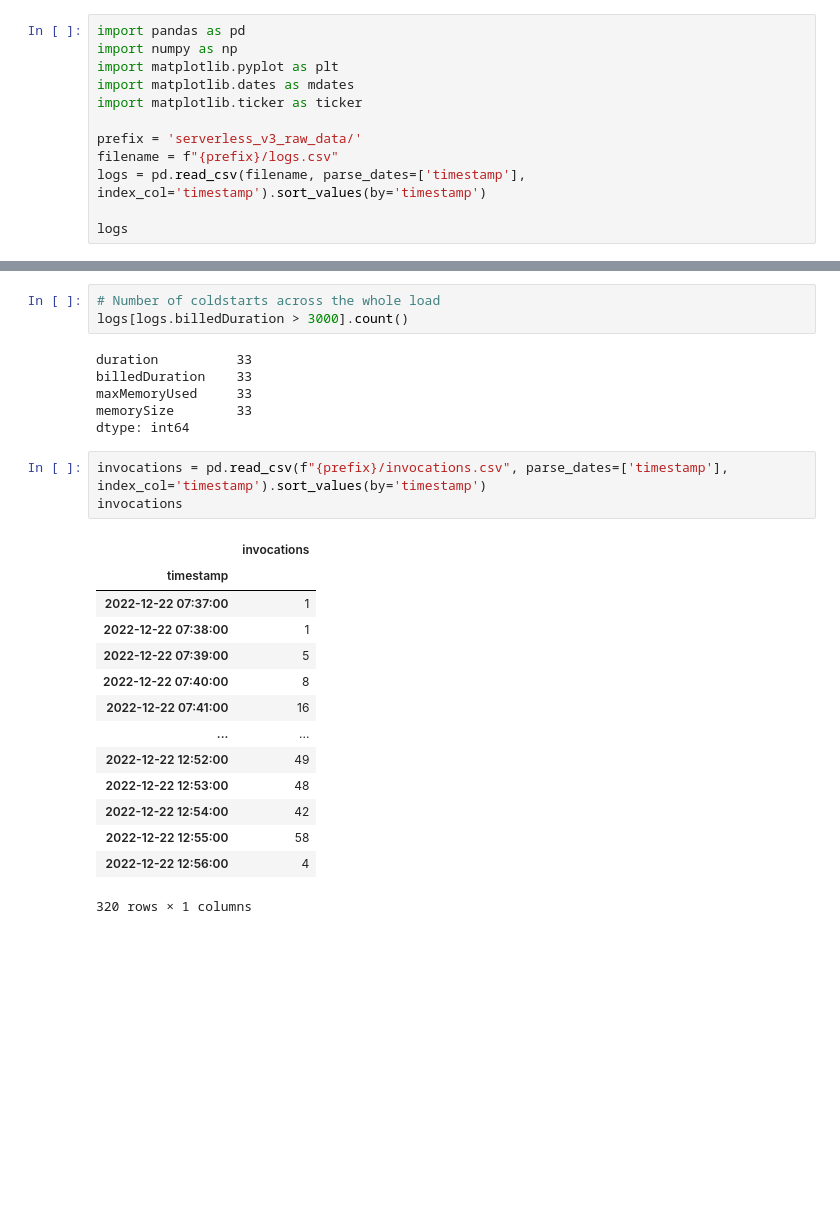
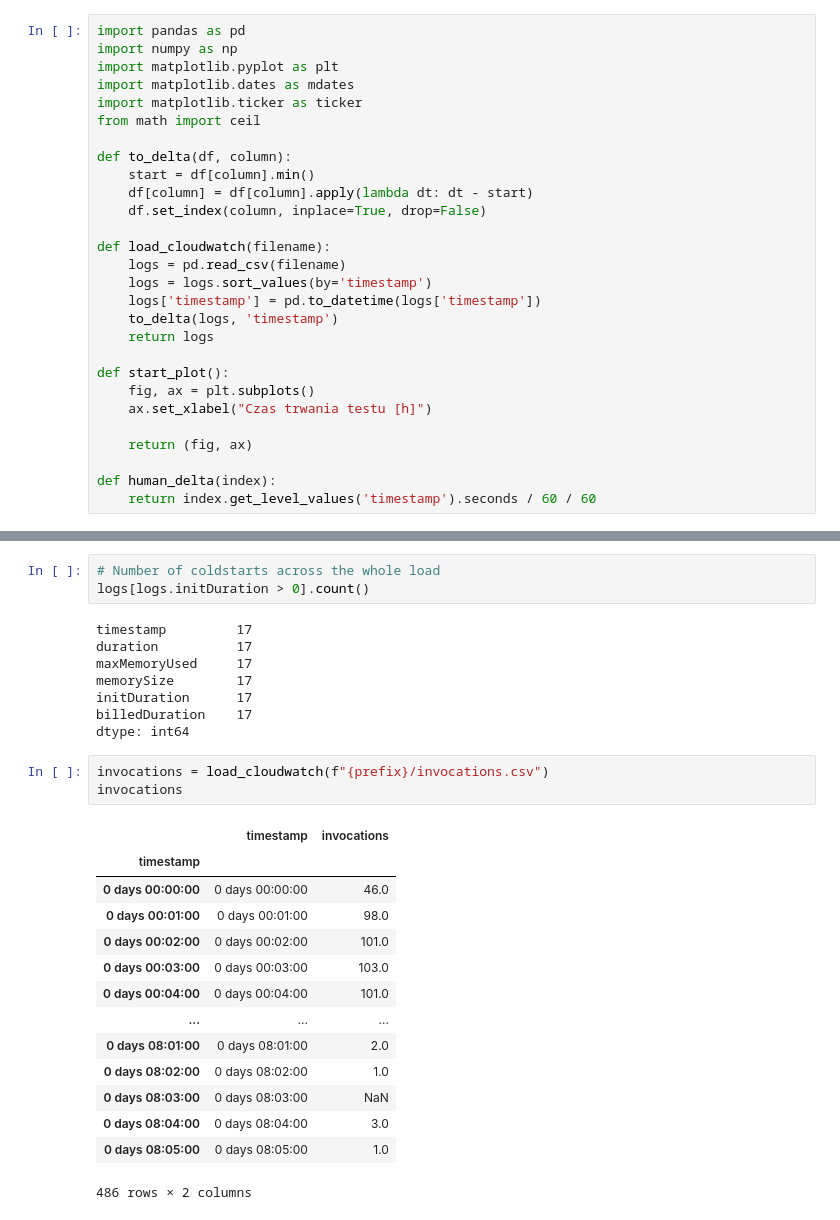
Before and after one commit to moreno-models/api, a Jupyter notebook: analysis/steady_cloudwatch.ipynb, the cells around one changed output, grey strips where cells are left out. Saved outputs shown, nothing was run; the diff lists cells and outputs as text; blank space fills up the shorter version.

```diff
--- a/analysis/steady_cloudwatch.ipynb
+++ b/analysis/steady_cloudwatch.ipynb
@@ -4,9 +4,25 @@ import numpy as np
 import matplotlib.pyplot as plt
 import matplotlib.dates as mdates
 import matplotlib.ticker as ticker
+from math import ceil
 
-prefix = 'serverless_v3_raw_data/'
-filename = f"{prefix}/logs.csv"
-logs = pd.read_csv(filename, parse_dates=['timestamp'], index_col='timestamp').sort_values(by='timestamp')
+def to_delta(df, column):
+    start = df[column].min()
+    df[column] = df[column].apply(lambda dt: dt - start)
+    df.set_index(column, inplace=True, drop=False)
 
-logs
+def load_cloudwatch(filename):
+    logs = pd.read_csv(filename)
+    logs = logs.sort_values(by='timestamp')
+    logs['timestamp'] = pd.to_datetime(logs['timestamp'])
+    to_delta(logs, 'timestamp')
+    return logs
+
+def start_plot():
+    fig, ax = plt.subplots()
+    ax.set_xlabel("Czas trwania testu [h]")
+
+    return (fig, ax)
+
+def human_delta(index):
+    return index.get_level_values('timestamp').seconds / 60 / 60
@@ -28,28 +51,30 @@ logs
 # %%
 # Number of coldstarts across the whole load
-logs[logs.billedDuration > 3000].count()
+logs[logs.initDuration > 0].count()
 # %% [output]
-duration          33
-billedDuration    33
-maxMemoryUsed     33
-memorySize        33
+timestamp         17
+duration          17
+maxMemoryUsed     17
+memorySize        17
+initDuration      17
+billedDuration    17
 dtype: int64
 # %%
-invocations = pd.read_csv(f"{prefix}/invocations.csv", parse_dates=['timestamp'], index_col='timestamp').sort_values(by='timestamp')
+invocations = load_cloudwatch(f"{prefix}/invocations.csv")
 invocations
 # %% [output]
-|  | invocations |
-| timestamp |  |
-| 2022-12-22 07:37:00 | 1 |
-| 2022-12-22 07:38:00 | 1 |
-| 2022-12-22 07:39:00 | 5 |
-| 2022-12-22 07:40:00 | 8 |
-| 2022-12-22 07:41:00 | 16 |
-| ... | ... |
-| 2022-12-22 12:52:00 | 49 |
-| 2022-12-22 12:53:00 | 48 |
-| 2022-12-22 12:54:00 | 42 |
-| 2022-12-22 12:55:00 | 58 |
-| 2022-12-22 12:56:00 | 4 |
+|  | timestamp | invocations |
+| timestamp |  |  |
+| 0 days 00:00:00 | 0 days 00:00:00 | 46.0 |
+| 0 days 00:01:00 | 0 days 00:01:00 | 98.0 |
+| 0 days 00:02:00 | 0 days 00:02:00 | 101.0 |
+| 0 days 00:03:00 | 0 days 00:03:00 | 103.0 |
+| 0 days 00:04:00 | 0 days 00:04:00 | 101.0 |
+| ... | ... | ... |
+| 0 days 08:01:00 | 0 days 08:01:00 | 2.0 |
+| 0 days 08:02:00 | 0 days 08:02:00 | 1.0 |
+| 0 days 08:03:00 | 0 days 08:03:00 | NaN |
+| 0 days 08:04:00 | 0 days 08:04:00 | 3.0 |
+| 0 days 08:05:00 | 0 days 08:05:00 | 1.0 |
-320 rows × 1 columns
+486 rows × 2 columns
 # %%
```
Also changed, not shown: parts of 9 cells of this notebook, 8 other files.
